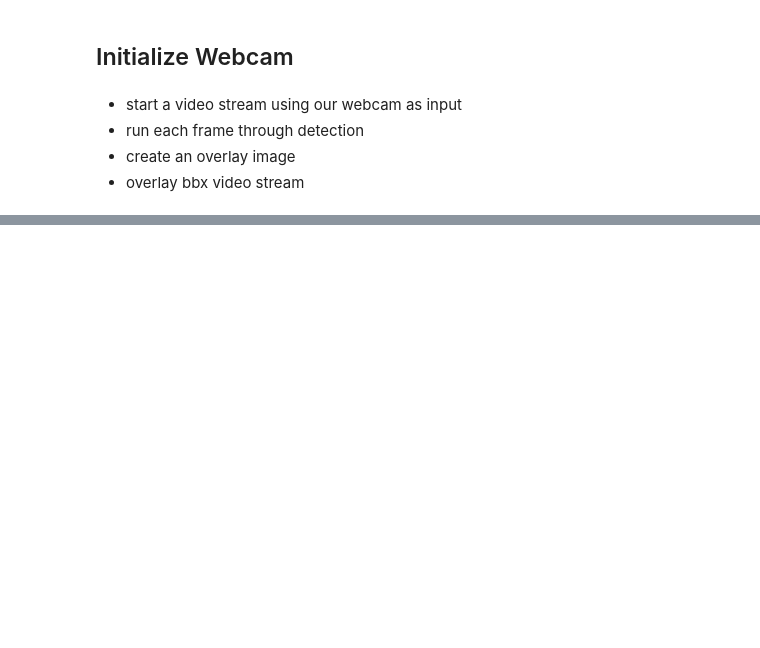
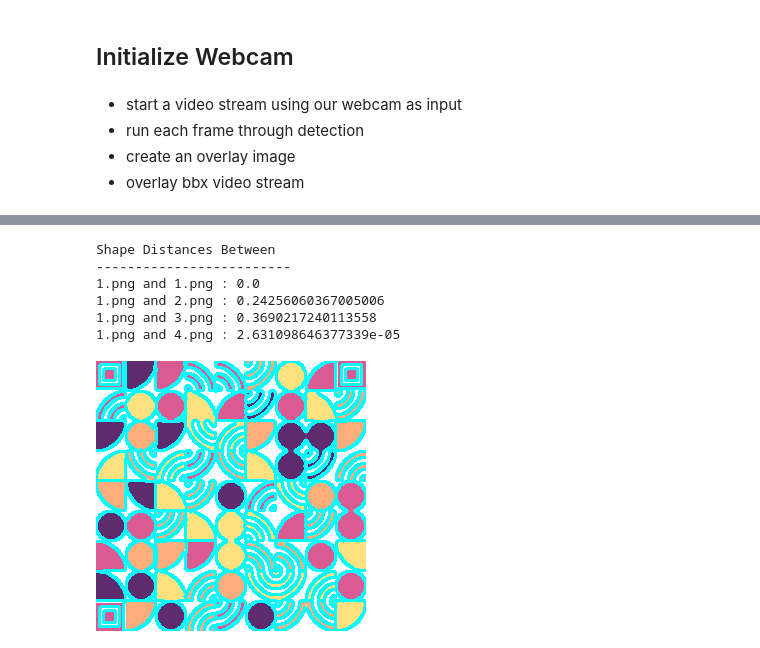
Before and after one commit to splendiferousnoctifer/qrFinderPattern, a Jupyter notebook: qr_finder_pattern.ipynb, the cells around one changed output, grey strips where cells are left out. Drawn from its saved outputs; the diff is of its cells as text; code cells hidden in the pictures; blank space fills up the shorter version.

```diff
--- a/qr_finder_pattern.ipynb
+++ b/qr_finder_pattern.ipynb
@@ -461,0 +515,49 @@ while True:
+# %%
+im1 = cv2.imread("/content/drive/MyDrive/Colab Notebooks/segment.png",cv2.IMREAD_GRAYSCALE)
+im2 = cv2.imread("/content/drive/MyDrive/Colab Notebooks/segment_1.png",cv2.IMREAD_GRAYSCALE)
+im3 = cv2.imread("/content/drive/MyDrive/Colab Notebooks/segment_2.png",cv2.IMREAD_GRAYSCALE)
+im4 = cv2.imread("/content/drive/MyDrive/Colab Notebooks/segment_4.png",cv2.IMREAD_GRAYSCALE)
+
+m1 = cv2.matchShapes(im1,im1,cv2.CONTOURS_MATCH_I2,0)
+m2 = cv2.matchShapes(im1,im2,cv2.CONTOURS_MATCH_I2,0)
+m3 = cv2.matchShapes(im1,im3,cv2.CONTOURS_MATCH_I2,0)
+m4 = cv2.matchShapes(im1,im4,cv2.CONTOURS_MATCH_I2,0)
+
+print("Shape Distances Between \n-------------------------")
+
+print("1.png and 1.png : {}".format(m1))
+print("1.png and 2.png : {}".format(m2))
+print("1.png and 3.png : {}".format(m3))
+print("1.png and 4.png : {}".format(m4))
+# %% [output]
+Shape Distances Between
+-------------------------
+1.png and 1.png : 0.0
+1.png and 2.png : 0.24256060367005006
+1.png and 3.png : 0.3690217240113558
+1.png and 4.png : 2.631098646377339e-05
+# %%
+image = cv2.imread("/content/drive/MyDrive/Colab Notebooks/Closeup.png")
+image = cv2.cvtColor(image, cv2.COLOR_BGR2GRAY)
+#image = cv2.GaussianBlur(image, (7, 7), 0)
+#image = cv2.bilateralFilter(image, 11, 17, 17)
+
+image = cv2.Canny(image, 1, 2)
+
+image = cv2.dilate(image, np.ones((3)), iterations=1)
+image = cv2.erode(image, np.ones((3)), iterations=1)
+
+output = cv2.imread("/content/drive/MyDrive/Colab Notebooks/Closeup.png") #np.zeros([image.shape[0],image.shape[1],4], dtype=np.uint8)
+
+
+contours, hierarchy = cv2.findContours(image.copy(), cv2.RETR_TREE, cv2.CHAIN_APPROX_SIMPLE)
+
+shapes=[]
+for c in contours:
+  peri = cv2.arcLength(c, True)
+  shapes.append(cv2.approxPolyDP(c, 5, True))
+
+output = cv2.drawContours(output, contours, -1, (255, 255, 0, 1), 2)
+cv2_imshow(output)
+# %% [output]
+[figure, added]
```
Also changed, not shown: parts of 26 cells of this notebook.
